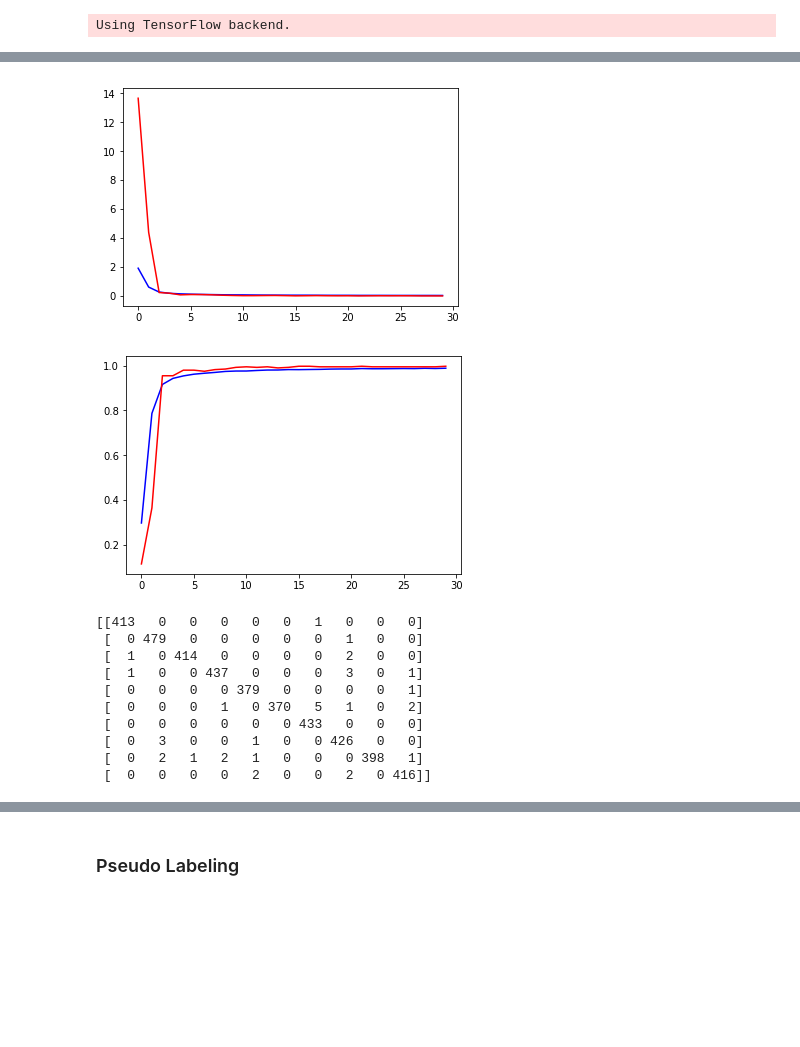
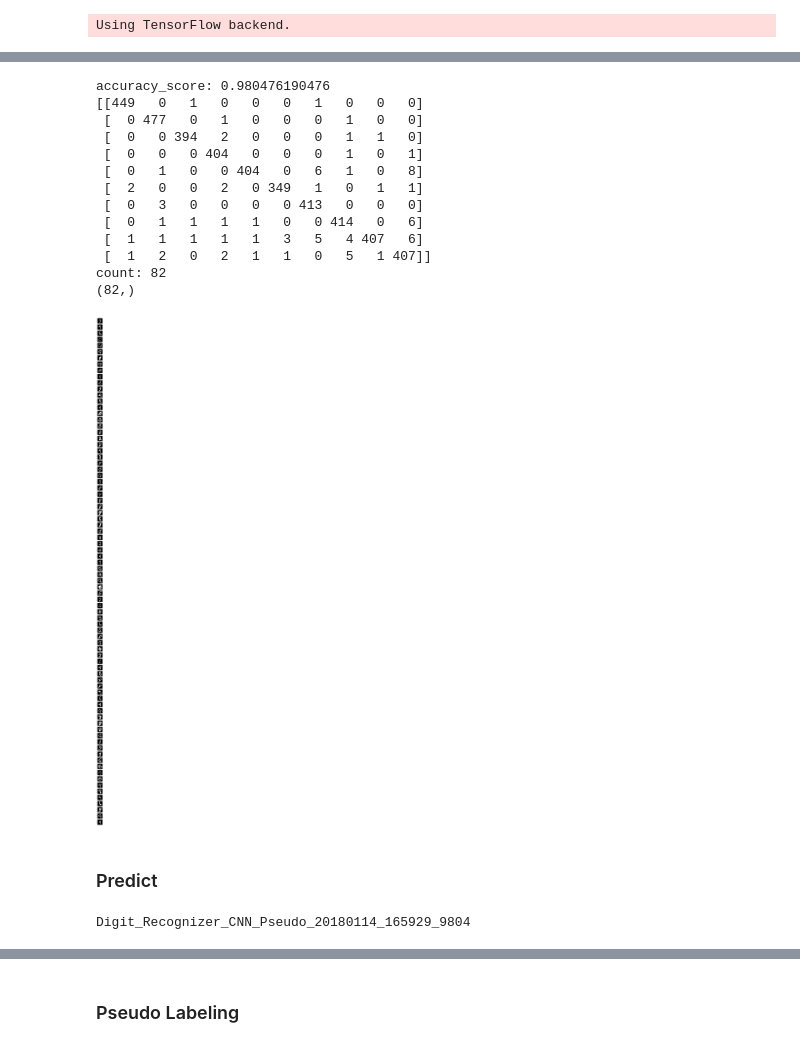
Before and after one commit to StudyExchange/Kaggle, a Jupyter notebook: digit-recognizer/CNN_Pseudo.ipynb, the cells around one changed output, grey strips where cells are left out. Cells and saved outputs as stored; diff of their text form; code cells hidden in the pictures; blank space fills up the shorter version.

Commit message:
[se] digit-recognizer, add Pseudo

```diff
--- a/digit-recognizer/CNN_Pseudo.ipynb
+++ b/digit-recognizer/CNN_Pseudo.ipynb
@@ -120,3 +97,4 @@ def build_model():
 # %%
-model = build_model()
+model = build_model(x_train.shape[1:])
 model.compile(loss='categorical_crossentropy', optimizer = Adam(lr=1e-4), metrics=["accuracy"])
+model.summary()
@@ -169,31 +190,52 @@ Final loss: 0.0369, final accuracy: 0.9917
-# %%
-plt.plot(hist.history['loss'], color='b')
-plt.plot(hist.history['val_loss'], color='r')
-plt.show()
-plt.plot(hist.history['acc'], color='b')
-plt.plot(hist.history['val_acc'], color='r')
-plt.show()
-# %% [output]
-[figure, removed]
-[figure, removed]
-# %%
-y_hat = model.predict(x_val)
-y_pred = np.argmax(y_hat, axis=1)
-y_true = np.argmax(y_val, axis=1)
-cm = confusion_matrix(y_true, y_pred)
-print(cm)
-# %% [output]
-[[413   0   0   0   0   0   1   0   0   0]
- [  0 479   0   0   0   0   0   1   0   0]
- [  1   0 414   0   0   0   0   2   0   0]
- [  1   0   0 437   0   0   0   3   0   1]
- [  0   0   0   0 379   0   0   0   0   1]
- [  0   0   0   1   0 370   5   1   0   2]
- [  0   0   0   0   0   0 433   0   0   0]
- [  0   3   0   0   1   0   0 426   0   0]
- [  0   2   1   2   1   0   0   0 398   1]
- [  0   0   0   0   2   0   0   2   0 416]]
+# %%
+from sklearn.metrics import confusion_matrix, accuracy_score
+def show_diffs(model, x_data, y_data, labels):
+    y_hat = model.predict(x_data)
+    y_pred = np.argmax(y_hat, axis=1)
+    y_true = np.argmax(y_data, axis=1)
+    print('accuracy_score: %s' % accuracy_score(y_true, y_pred))
+    cm = confusion_matrix(y_true, y_pred, labels)
+    print(cm)
+    indexes = []
+    diffs = []
+    for i, p in enumerate(zip(y_true, y_pred)):
+        if p[0] != p[1]:
+            indexes.append(i)
+            diffs.append(p)
+    count = len(indexes)
+    print('count: %s' % count)
+    figs, axes = plt.subplots(count, 1, figsize=(count,180))
+    print(axes.shape)
+    for i, p in enumerate(diffs):
+        axes[i].imshow(x_val[indexes[i]].reshape(28, 28), cmap='gray')
+        axes[i].set_title('%s -> %s' % (p[0], p[1]))
+
+show_diffs(model, x_val, y_val, labels=list(range(0, 10)))
+# %% [output]
+accuracy_score: 0.980476190476
+[[449   0   1   0   0   0   1   0   0   0]
+ [  0 477   0   1   0   0   0   1   0   0]
+ [  0   0 394   2   0   0   0   1   1   0]
+ [  0   0   0 404   0   0   0   1   0   1]
+ [  0   1   0   0 404   0   6   1   0   8]
+ [  2   0   0   2   0 349   1   0   1   1]
+ [  0   3   0   0   0   0 413   0   0   0]
+ [  0   1   1   1   1   0   0 414   0   6]
+ [  1   1   1   1   1   3   5   4 407   6]
+ [  1   2   0   2   1   1   0   5   1 407]]
+count: 82
+(82,)
+[figure, added]
+# %% [markdown]
+### Predict
 # %%
 mnist_testset = np.loadtxt(test_file, skiprows=1, dtype='int', delimiter=',')
 x_test = mnist_testset.astype("float32")
 x_test = x_test.reshape(-1, 28, 28, 1)/255.
+# %%
+final_acc_str = '{0:0>4}'.format(int(loss*10000))
+run_name_acc = project_name + '_' + step_name + '_' + time_str + '_' + final_acc_str
+print(run_name_acc)
+saveModel(model, run_name_acc)
+# %% [output]
+Digit_Recognizer_CNN_Pseudo_20180114_165929_9804
```
Also changed, not shown: parts of 25 cells of this notebook, 2 other files.
